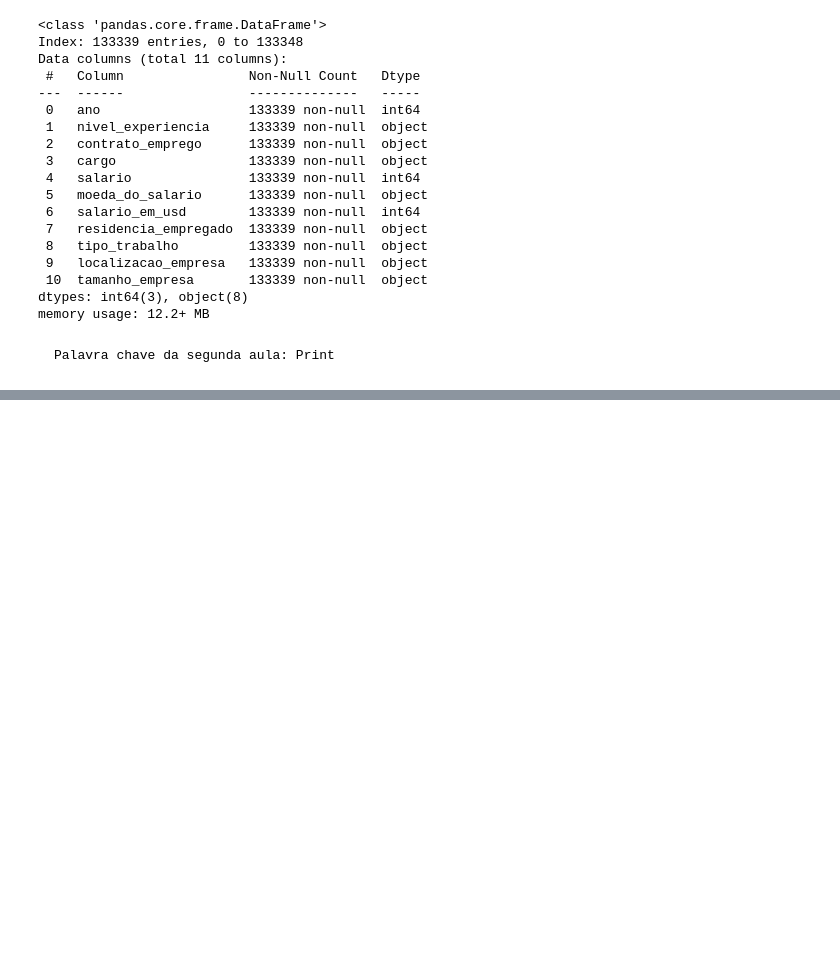
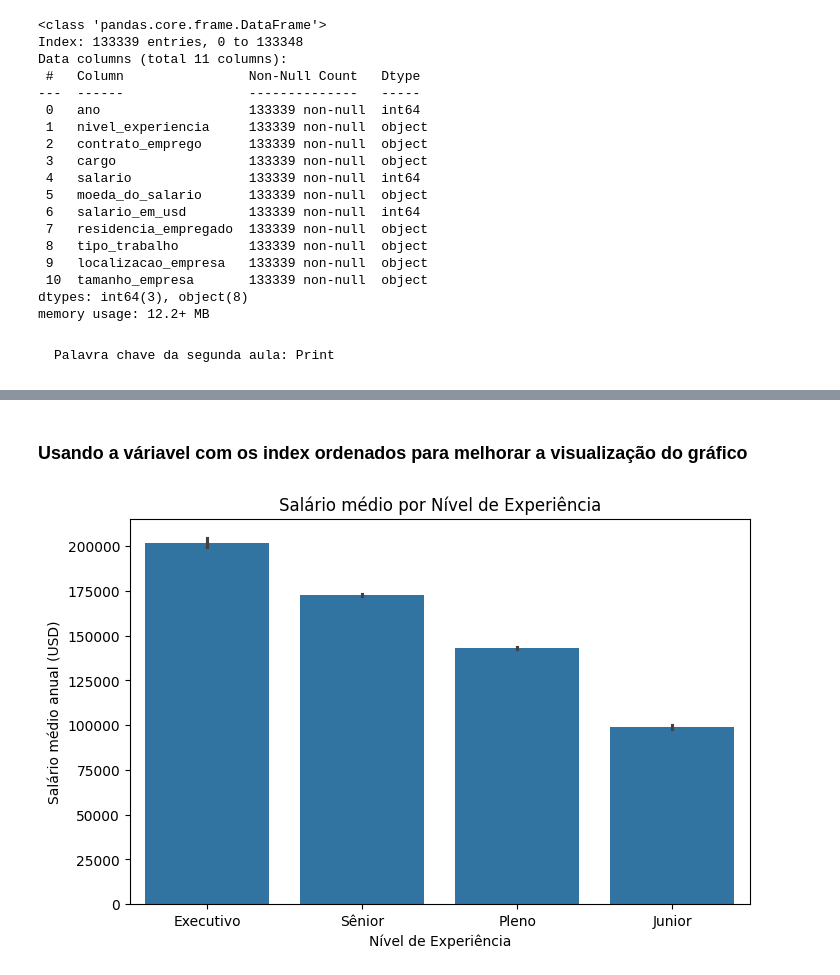
Before and after one commit to brunomartins009/Imersao-em-dados-com-Python---Alura, a Jupyter notebook: Código fonte/main.ipynb, the cells around one changed output, grey strips where cells are left out. Saved outputs shown, nothing was run; the diff lists cells and outputs as text; code cells hidden in the pictures; blank space fills up the shorter version.

```diff
--- a/Código fonte/main.ipynb
+++ b/Código fonte/main.ipynb
@@ -440,0 +501,11 @@ memory usage: 12.2+ MB
+# %% [markdown]
+### Usando a váriavel com os index ordenados para melhorar a visualização do gráfico
+# %%
+plt.figure(figsize=(8, 5))
+sns.barplot(data=df_limpo, x='nivel_experiencia', y='salario_em_usd', order=nivel_exp_ordenado)
+plt.title('Salário médio por Nível de Experiência')
+plt.xlabel('Nível de Experiência')
+plt.ylabel('Salário médio anual (USD)')
+plt.show()
+# %% [output]
+[figure, added]
```
Also changed, not shown: parts of 45 cells of this notebook, 1 other file.
